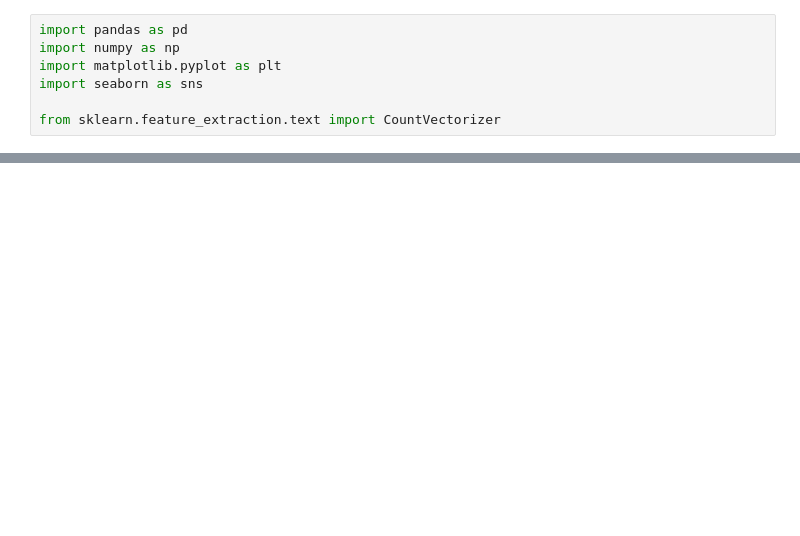
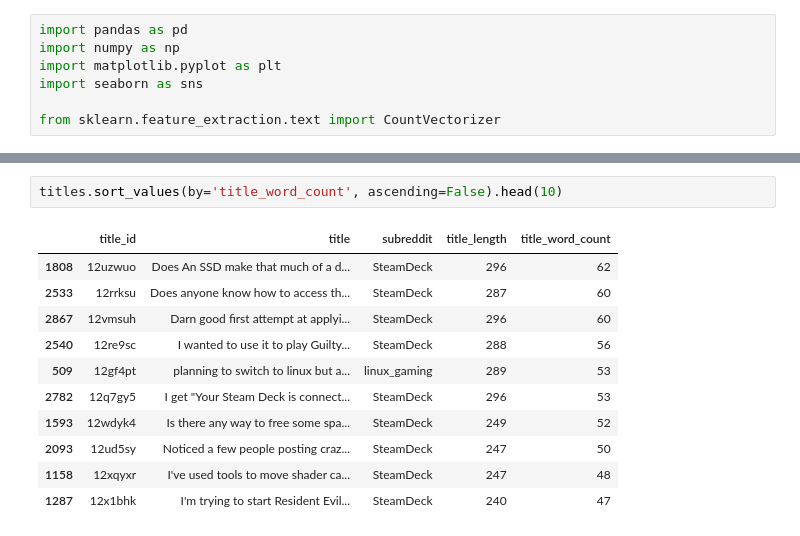
Before and after one commit to EKYS12/NLP_Reddit_linux_gaming_and_Steamdeck, a Jupyter notebook: notebooks/eda.ipynb, the cells around one changed output, grey strips where cells are left out. Cells and saved outputs as stored; diff of their text form; blank space fills up the shorter version.

```diff
--- a/notebooks/eda.ipynb
+++ b/notebooks/eda.ipynb
@@ -22,0 +94,14 @@ df.shape
+# %%
+titles.sort_values(by='title_word_count', ascending=False).head(10)
+# %% [output]
+|  | title_id | title | subreddit | title_length | title_word_count |
+| 1808 | 12uzwuo | Does An SSD make that much of a d... | SteamDeck | 296 | 62 |
+| 2533 | 12rrksu | Does anyone know how to access th... | SteamDeck | 287 | 60 |
+| 2867 | 12vmsuh | Darn good first attempt at applyi... | SteamDeck | 296 | 60 |
+| 2540 | 12re9sc | I wanted to use it to play Guilty... | SteamDeck | 288 | 56 |
+| 509 | 12gf4pt | planning to switch to linux but a... | linux_gaming | 289 | 53 |
+| 2782 | 12q7gy5 | I get "Your Steam Deck is connect... | SteamDeck | 296 | 53 |
+| 1593 | 12wdyk4 | Is there any way to free some spa... | SteamDeck | 249 | 52 |
+| 2093 | 12ud5sy | Noticed a few people posting craz... | SteamDeck | 247 | 50 |
+| 1158 | 12xqyxr | I've used tools to move shader ca... | SteamDeck | 247 | 48 |
+| 1287 | 12x1bhk | I'm trying to start Resident Evil... | SteamDeck | 240 | 47 |
```
Also changed, not shown: parts of 28 cells of this notebook, 10 other files.
